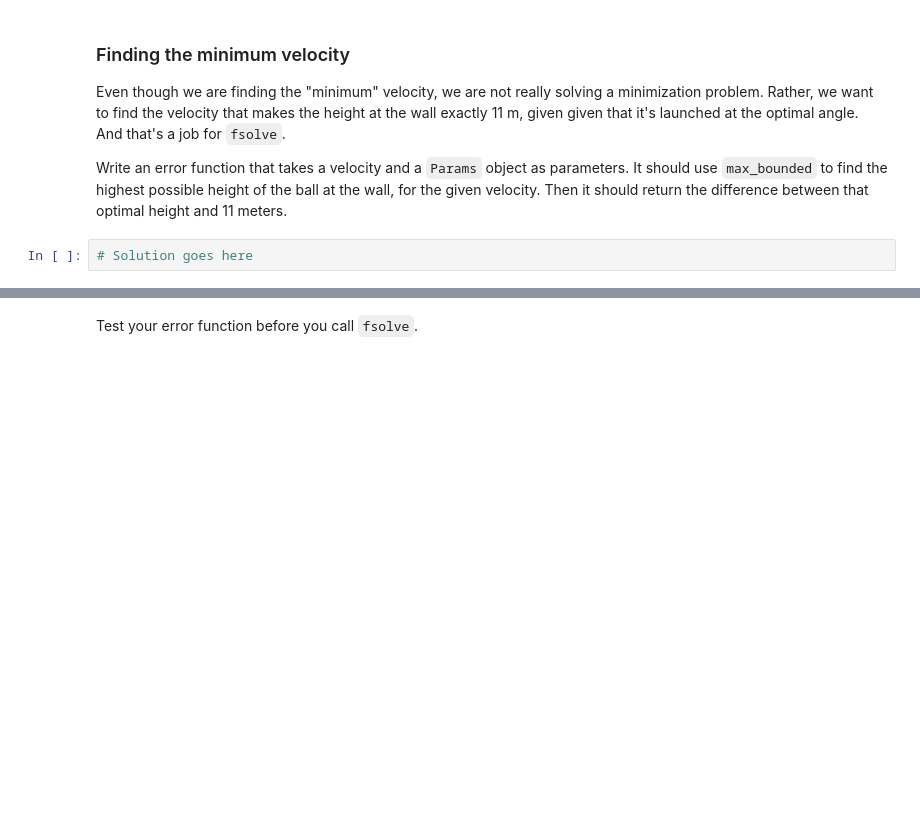
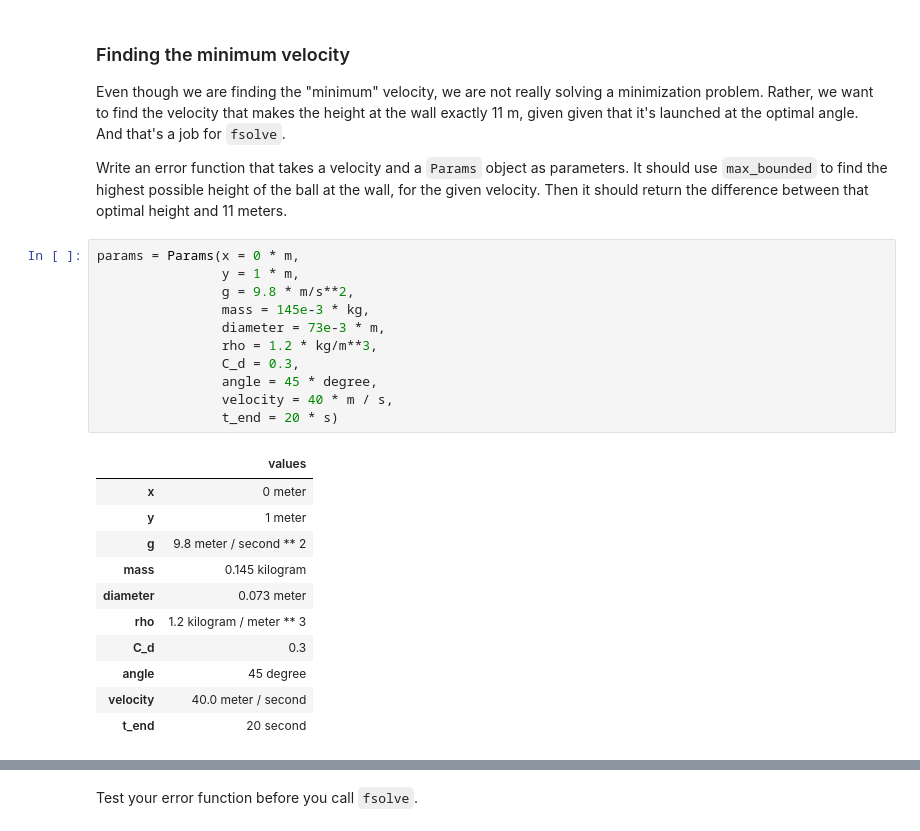
Before and after one commit to MellieZito/Project-3, a Jupyter notebook: code/OlinLaunch.ipynb, the cells around one changed output, grey strips where cells are left out. Drawn from its saved outputs; the diff is of its cells as text; blank space fills up the shorter version.

Commit message:
Added minimum velocity from Manny problem

```diff
--- a/code/OlinLaunch.ipynb
+++ b/code/OlinLaunch.ipynb
@@ -290,5 +290,26 @@ Which means we can get over the wall with a lower initial velocity.
 Even though we are finding the "minimum" velocity, we are not really solving a minimization problem.  Rather, we want to find the velocity that makes the height at the wall exactly 11 m, given given that it's launched at the optimal angle.  And that's a job for `fsolve`.
 
 Write an error function that takes a velocity and a `Params` object as parameters.  It should use `max_bounded` to find the highest possible height of the ball at the wall, for the given velocity.  Then it should return the difference between that optimal height and 11 meters.
-# %%
-# Solution goes here
+# %%
+params = Params(x = 0 * m,
+                y = 1 * m,
+                g = 9.8 * m/s**2,
+                mass = 145e-3 * kg,
+                diameter = 73e-3 * m,
+                rho = 1.2 * kg/m**3,
+                C_d = 0.3,
+                angle = 45 * degree,
+                velocity = 40 * m / s,
+                t_end = 20 * s)
+# %% [output]
+|  | values |
+| x | 0 meter |
+| y | 1 meter |
+| g | 9.8 meter / second ** 2 |
+| mass | 0.145 kilogram |
+| diameter | 0.073 meter |
+| rho | 1.2 kilogram / meter ** 3 |
+| C_d | 0.3 |
+| angle | 45 degree |
+| velocity | 40.0 meter / second |
+| t_end | 20 second |
```
Also changed, not shown: parts of 16 cells of this notebook, 1 other file.
